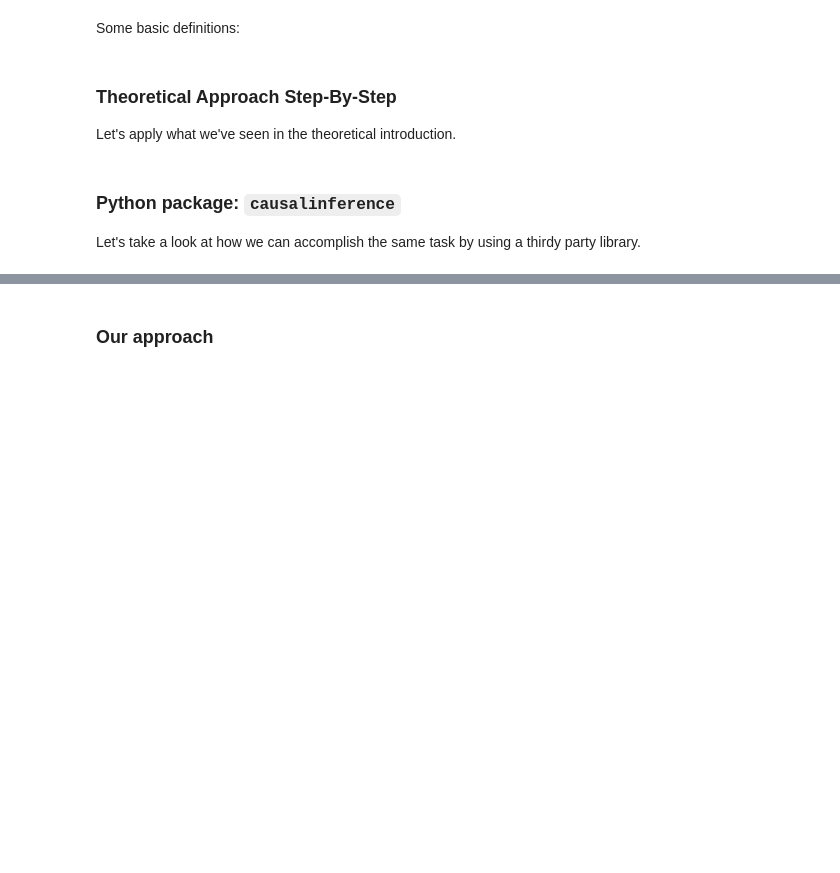
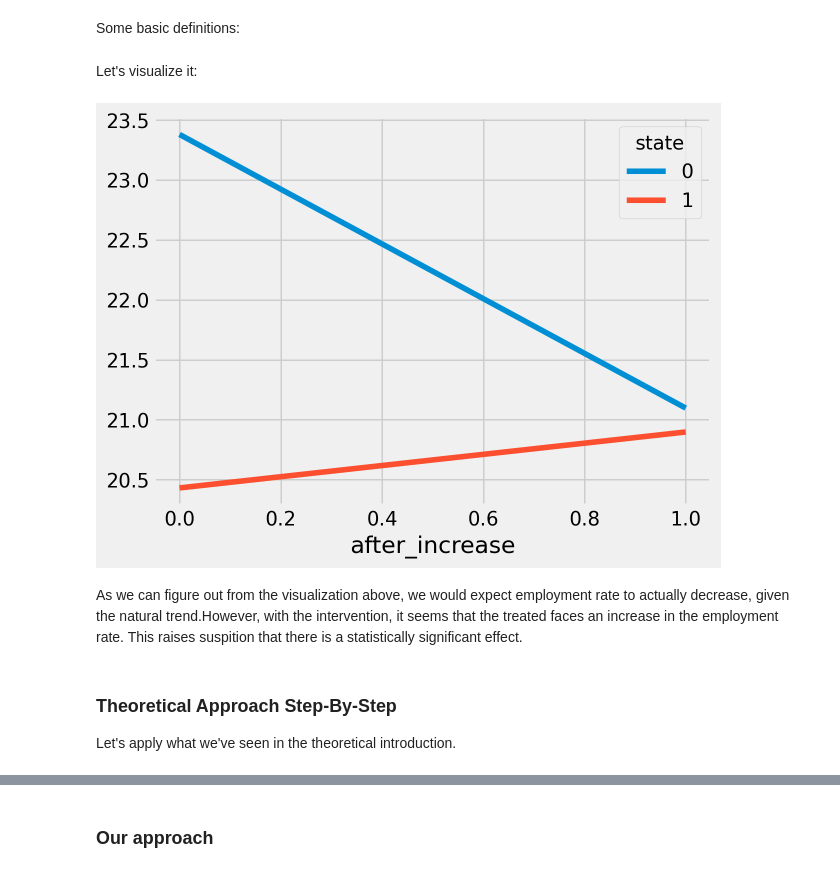
Before and after one commit to gfluz94/causal-inference, a Jupyter notebook: examples/04. ATE with Diffence-in-Differences.ipynb, the cells around one changed output, grey strips where cells are left out. Cells and saved outputs as stored; diff of their text form; code cells hidden in the pictures; blank space fills up the shorter version.

```diff
--- a/examples/04. ATE with Diffence-in-Differences.ipynb
+++ b/examples/04. ATE with Diffence-in-Differences.ipynb
@@ -46,13 +139,23 @@ df.head()
 Some basic definitions:
 # %%
 Y = "emp"
-T = "state"
-TIME = "after_increase"
+D = "state"
+T = "after_increase"
+# %% [markdown]
+Let's visualize it:
+# %%
+pd.pivot_table(
+    data=df,
+    index=T,
+    columns=D,
+    values=Y,
+    aggfunc=np.mean
+).plot();
+# %% [output]
+[figure, added]
+# %% [markdown]
+As we can figure out from the visualization above, we would expect employment rate to actually decrease, given the natural trend.However, with the intervention, it seems that the treated faces an increase in the employment rate. This raises suspition that there is a statistically significant effect.
 # %% [markdown]
 ### Theoretical Approach Step-By-Step
 
 Let's apply what we've seen in the theoretical introduction.
-# %% [markdown]
-### Python package: `causalinference`
-
-Let's take a look at how we can accomplish the same task by using a thirdy party library.
```
Also changed, not shown: parts of 10 cells of this notebook.
